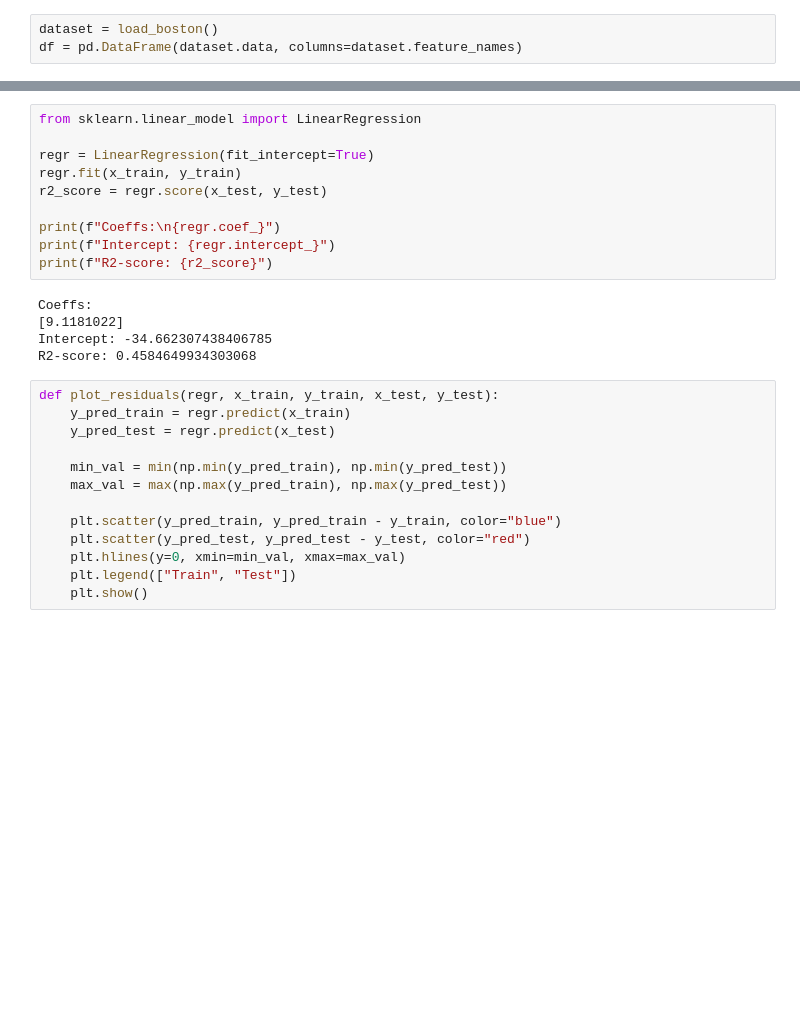
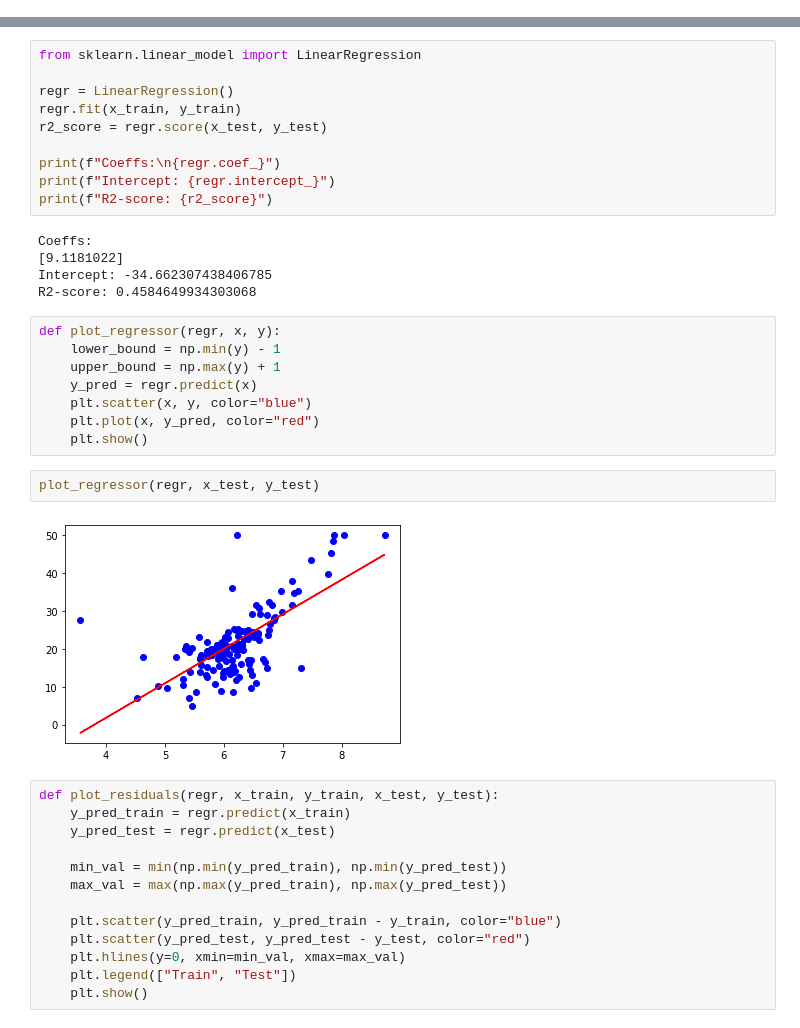
Before and after one commit to franneck94/UdemyML, a Jupyter notebook: Chapter5_Regression/LinearRegressionSklearn/LinearRegressionSklearn.ipynb, the cells around one changed output, grey strips where cells are left out. Saved outputs shown, nothing was run; the diff lists cells and outputs as text; blank space fills up the shorter version.

```diff
--- a/Chapter5_Regression/LinearRegressionSklearn/LinearRegressionSklearn.ipynb
+++ b/Chapter5_Regression/LinearRegressionSklearn/LinearRegressionSklearn.ipynb
@@ -4,6 +4,3 @@ import pandas as pd
 from sklearn.datasets import load_boston
 from sklearn.model_selection import train_test_split
 import matplotlib.pyplot as plt
-# %%
-dataset = load_boston()
-df = pd.DataFrame(dataset.data, columns=dataset.feature_names)
@@ -37,7 +14,7 @@ x_train, x_test, y_train, y_test = train_test_split(x, y, test_size=0.3)
 # %%
 from sklearn.linear_model import LinearRegression
 
-regr = LinearRegression(fit_intercept=True)
+regr = LinearRegression()
 regr.fit(x_train, y_train)
 r2_score = regr.score(x_test, y_test)
 
@@ -49,6 +26,18 @@ Coeffs:
 [9.1181022]
 Intercept: -34.662307438406785
 R2-score: 0.4584649934303068
+# %%
+def plot_regressor(regr, x, y):
+    lower_bound = np.min(y) - 1
+    upper_bound = np.max(y) + 1
+    y_pred = regr.predict(x)
+    plt.scatter(x, y, color="blue")
+    plt.plot(x, y_pred, color="red")
+    plt.show()
+# %%
+plot_regressor(regr, x_test, y_test)
+# %% [output]
+[figure, added]
 # %%
 def plot_residuals(regr, x_train, y_train, x_test, y_test):
     y_pred_train = regr.predict(x_train)
```
Also changed, not shown: parts of 1 cell of this notebook, 5 other files.
